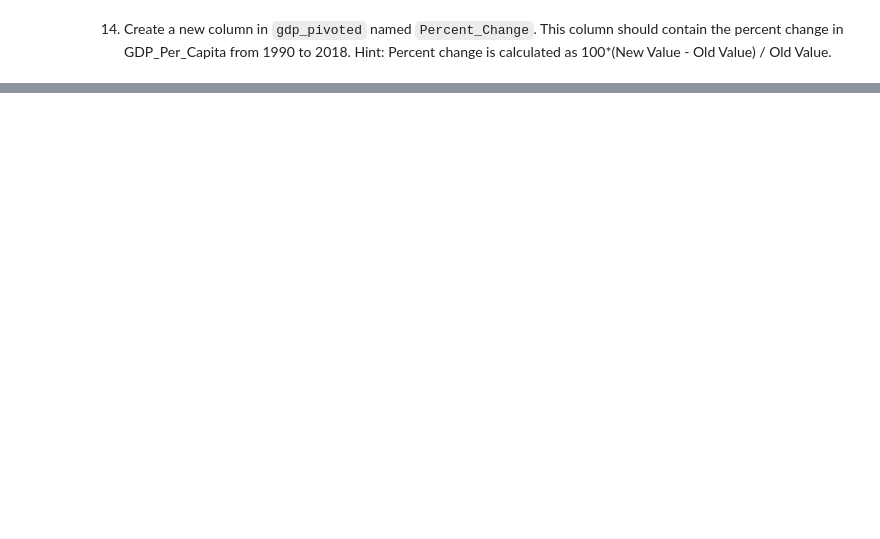
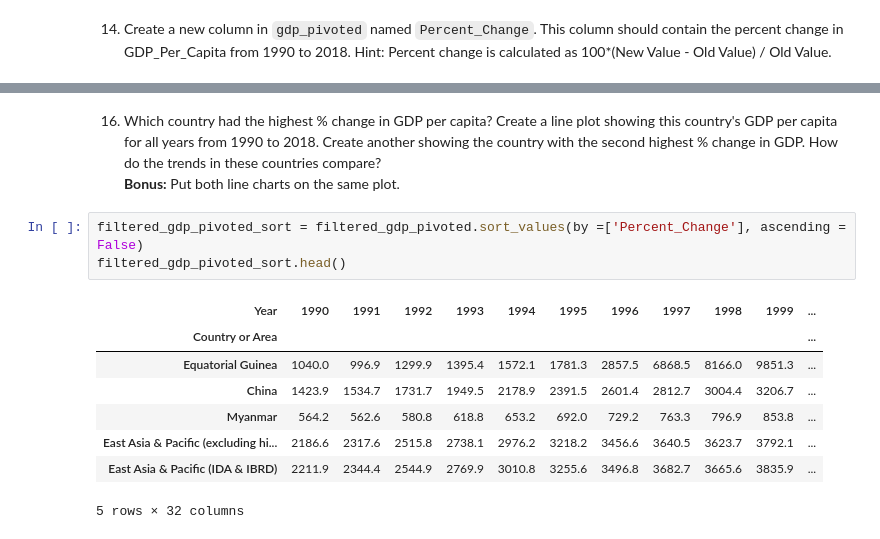
Before and after one commit to nss-data-science-cohort-7/un-exploration-JEFFDAVISJR, a Jupyter notebook: notebooks/UN_Data_Exploration.ipynb, the cells around one changed output, grey strips where cells are left out. Drawn from its saved outputs; the diff is of its cells as text; blank space fills up the shorter version.

```diff
--- a/notebooks/UN_Data_Exploration.ipynb
+++ b/notebooks/UN_Data_Exploration.ipynb
@@ -259,0 +276,15 @@ See the caveats in the documentation: https://pandas.pydata.org/pandas-docs/stab
+# %% [markdown]
+16. Which country had the highest % change in GDP per capita? Create a line plot showing this country's GDP per capita for all years from 1990 to 2018. Create another showing the country with the second highest % change in GDP. How do the trends in these countries compare?
+**Bonus:** Put both line charts on the same plot.
+# %%
+filtered_gdp_pivoted_sort = filtered_gdp_pivoted.sort_values(by =['Percent_Change'], ascending = False)
+filtered_gdp_pivoted_sort.head()
+# %% [output]
+| Year | 1990 | 1991 | 1992 | 1993 | 1994 | 1995 | 1996 | 1997 | 1998 | 1999 | ... |
+| Country or Area |  |  |  |  |  |  |  |  |  |  | ... |
+| Equatorial Guinea | 1040.0 | 996.9 | 1299.9 | 1395.4 | 1572.1 | 1781.3 | 2857.5 | 6868.5 | 8166.0 | 9851.3 | ... |
+| China | 1423.9 | 1534.7 | 1731.7 | 1949.5 | 2178.9 | 2391.5 | 2601.4 | 2812.7 | 3004.4 | 3206.7 | ... |
+| Myanmar | 564.2 | 562.6 | 580.8 | 618.8 | 653.2 | 692.0 | 729.2 | 763.3 | 796.9 | 853.8 | ... |
+| East Asia & Pacific (excluding hi... | 2186.6 | 2317.6 | 2515.8 | 2738.1 | 2976.2 | 3218.2 | 3456.6 | 3640.5 | 3623.7 | 3792.1 | ... |
+| East Asia & Pacific (IDA & IBRD) | 2211.9 | 2344.4 | 2544.9 | 2769.9 | 3010.8 | 3255.6 | 3496.8 | 3682.7 | 3665.6 | 3835.9 | ... |
+5 rows × 32 columns
```
Also changed, not shown: parts of 27 cells of this notebook.
